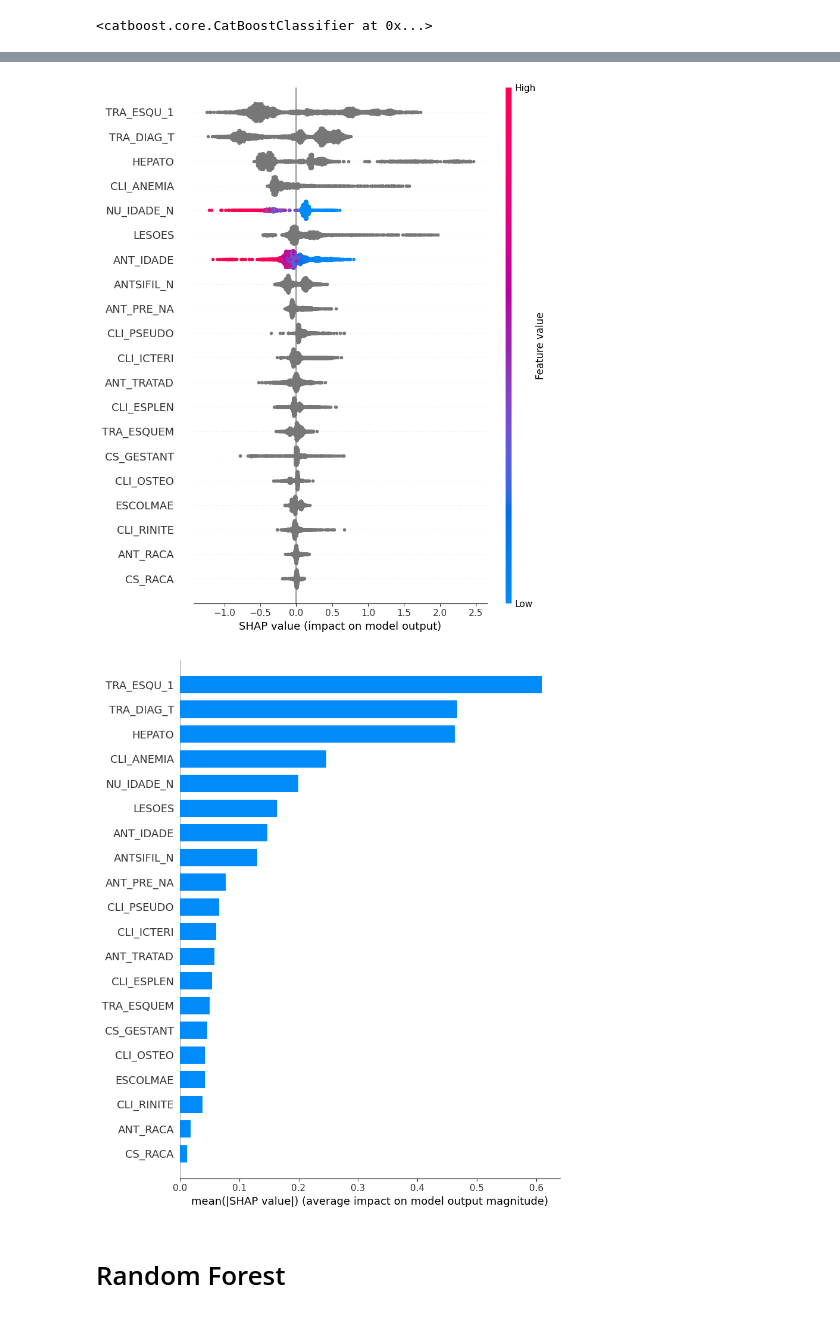
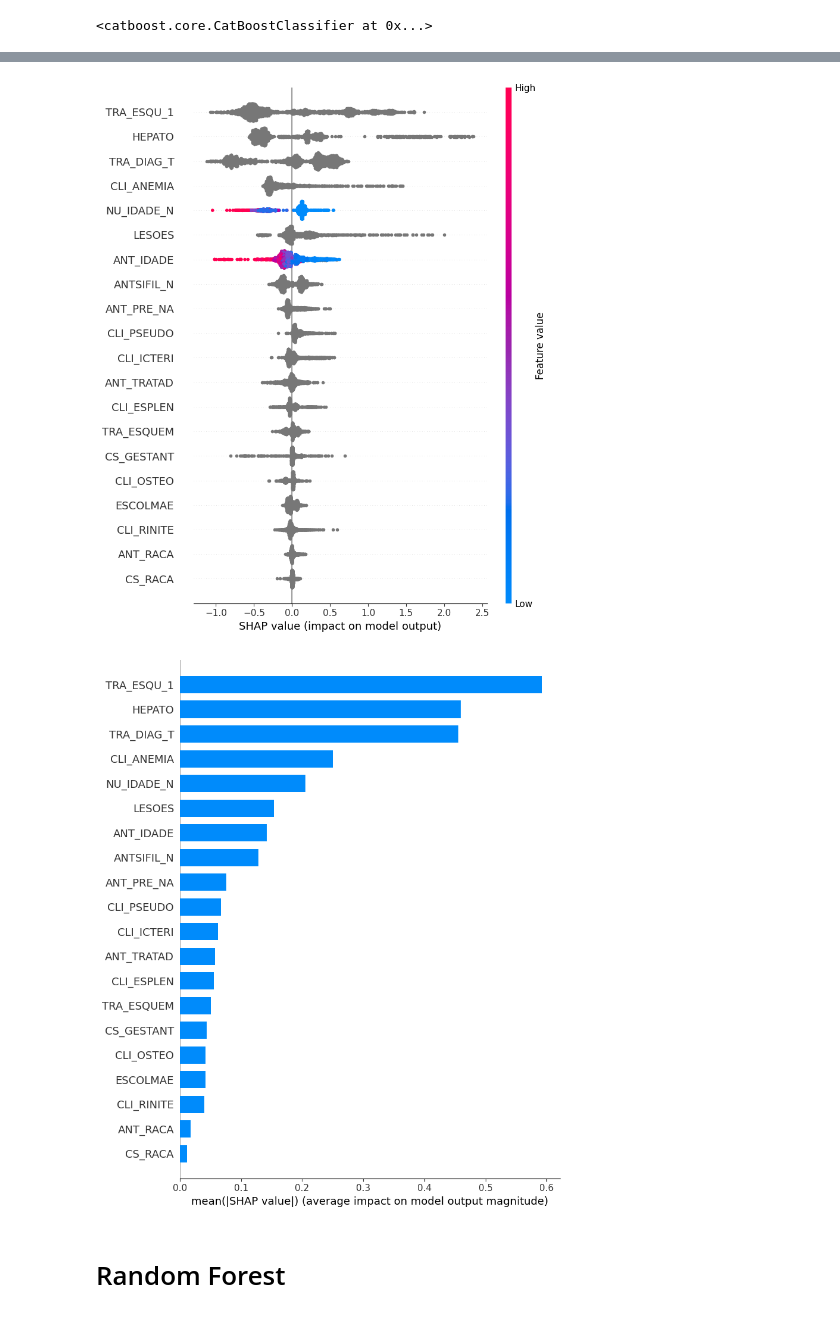
Before and after one commit to nataliateixeira-stats/Analise-de-Predicao-Obito-Sifilis-Congenita, a Jupyter notebook: scripts/python/2. ML Models.ipynb, the cells around one changed output, grey strips where cells are left out. Drawn from its saved outputs; the diff is of its cells as text; code cells hidden in the pictures.

```diff
--- a/scripts/python/2. ML Models.ipynb
+++ b/scripts/python/2. ML Models.ipynb
@@ -30,10 +31,8 @@ data_cleaned.shape
 # %%
 data_cleaned.columns = data_cleaned.columns.str.upper()
 # %%
-# Create outcome columns (death from congenital syphilis, miscarriage and stillbirth) based on EVOLUCAO
+# Create outcome columns (death from congenital syphilis) based on EVOLUCAO
 data_cleaned['OBITO_SIFILIS'] = data_cleaned['EVOLUCAO'].apply(lambda x: 1 if x == 2 else 0)
-data_cleaned['ABORTO'] = data_cleaned['EVOLUCAO'].apply(lambda x: 1 if x == 4 else 0)
-data_cleaned['NATIMORTO'] = data_cleaned['EVOLUCAO'].apply(lambda x: 1 if x == 5 else 0)
 # %%
 data_cleaned.shape
 # %% [output]
@@ -184,5 +182,5 @@ Copy of original numerical variables: ['NU_IDADE_N', 'ANT_IDADE', 'ABORTO', 'NAT
 # %%
-X = data_cleaned.drop(columns=['OBITO_SIFILIS', 'ABORTO', 'NATIMORTO'])
-y = data_cleaned['OBITO_SIFILIS'] # Initial target (can be changed to 'ABORTO' or 'NATIMORTO')
+X = data_cleaned.drop(columns=['OBITO_SIFILIS'])
+y = data_cleaned['OBITO_SIFILIS']
 # %% [markdown]
 # Balancing
@@ -312,6 +252,3 @@ criança, como nas trocas de fraldas.
 # %% [markdown]
 # Catboost
-# %%
-# Atualizar os índices das variáveis categóricas para os dados balanceados
-cat_features_indices = [X_train.columns.get_loc(col) for col in categorical_features]
 # %%
@@ -380,20 +312,16 @@ print(feature_importances)
 # %%
 import shap
 import matplotlib.pyplot as plt
 
-# Crie o objeto explainer baseado no modelo
 explainer = shap.TreeExplainer(catboost_model)
 
-# Calcule os valores SHAP (para o conjunto de dados usado no treino, por exemplo X_train)
-shap_values = explainer.shap_values(X_train)
+shap_values = explainer.shap_values(X_test)
 
-# Gráfico resumo (mais comum)
-shap.summary_plot(shap_values, X_train)
+shap.summary_plot(shap_values, X_test)
 
-# Se quiser também o gráfico de barras das importâncias médias (versão SHAP)
-shap.summary_plot(shap_values, X_train, plot_type="bar")
+shap.summary_plot(shap_values, X_test, plot_type="bar")
 # %% [output]
-[figure, old version]
+[figure, new version]
-[figure, old version]
+[figure, new version]
 # %% [markdown]
 # Random Forest
```
Also changed, not shown: parts of 50 cells of this notebook, 5 other files.
